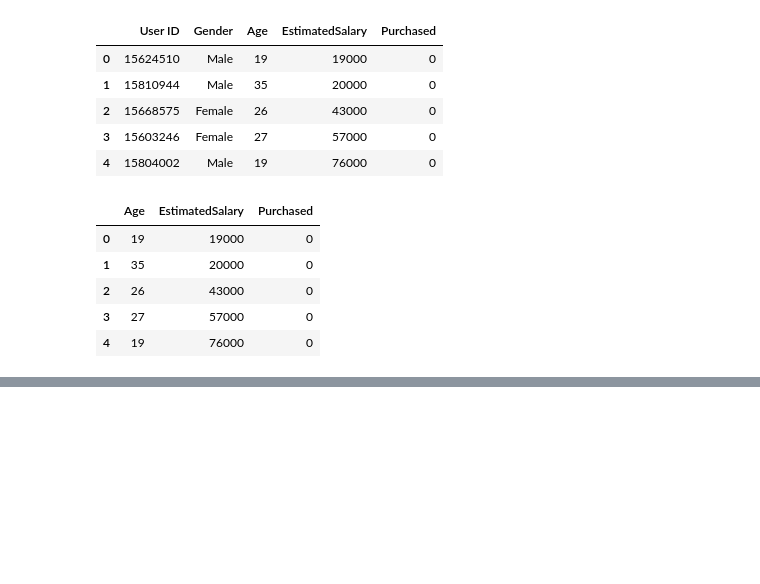
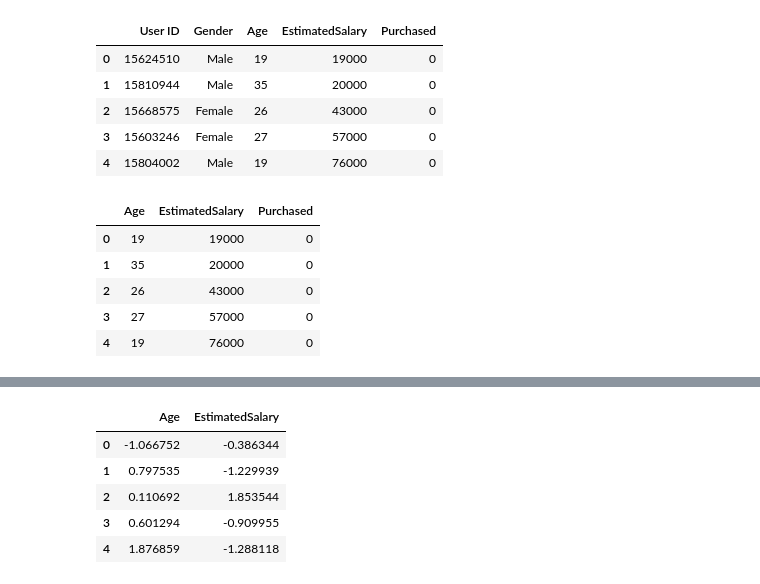
Before and after one commit to Alsanad-Opium/deep-learning-pytorch, a Jupyter notebook: MLandDL/ML/Machine Learning/Feature engineering/feature_scaling.ipynb, the cells around one changed output, grey strips where cells are left out. Cells and saved outputs as stored; diff of their text form; code cells hidden in the pictures; blank space fills up the shorter version.

```diff
--- a/MLandDL/ML/Machine Learning/Feature engineering/feature_scaling.ipynb
+++ b/MLandDL/ML/Machine Learning/Feature engineering/feature_scaling.ipynb
@@ -226,0 +274,9 @@ df.head()
+# %%
+x_train_scaled.head() # the values of the features are now scaled and have a mean of 0 and a standard deviation of 1
+# %% [output]
+|  | Age | EstimatedSalary |
+| 0 | -1.066752 | -0.386344 |
+| 1 | 0.797535 | -1.229939 |
+| 2 | 0.110692 | 1.853544 |
+| 3 | 0.601294 | -0.909955 |
+| 4 | 1.876859 | -1.288118 |
```
Also changed, not shown: parts of 7 cells of this notebook.
